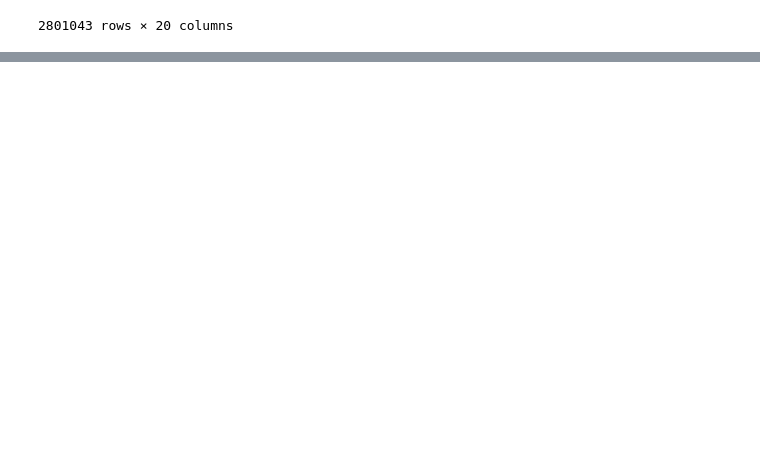
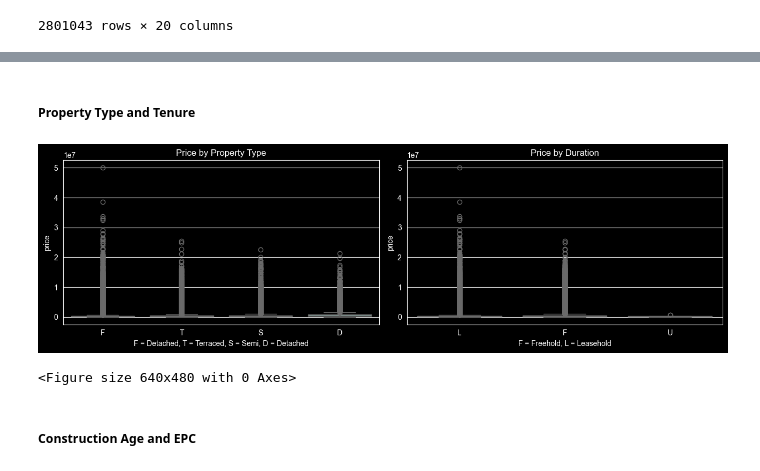
Before and after one commit to samaddmirzaa/london-property-intelligence, a Jupyter notebook: notebooks/03_EDA.ipynb, the cells around one changed output, grey strips where cells are left out. Cells and saved outputs as stored; diff of their text form; code cells hidden in the pictures; blank space fills up the shorter version.

```diff
--- a/notebooks/03_EDA.ipynb
+++ b/notebooks/03_EDA.ipynb
@@ -65,0 +200,23 @@ sns.heatmap(corr_map, annot=False, cmap="YlOrRd")
+# %% [markdown]
+##### Property Type and Tenure
+# %%
+fig, axes = plt.subplots(1, 2, figsize=(13, 4))
+
+order = df.groupby('propertytype')['price'].median().sort_values().index
+sns.boxplot(data=df, x="propertytype", y="price", order=order, ax=axes[0])
+axes[0].set_title('Price by Property Type')
+axes[0].set_xlabel('F = Detached, T = Terraced, S = Semi, D = Detached')
+
+sns.boxplot(data=df, x='duration', y='price', ax=axes[1])
+axes[1].set_title('Price by Duration')
+axes[1].set_xlabel('F = Freehold, L = Leasehold')
+
+plt.tight_layout()
+plt.show()
+
+plt.savefig(fig_dir / "price_duration_type.png", dpi=120, bbox_inches="tight")
+# %% [output]
+[figure, added]
+<Figure size 640x480 with 0 Axes>
+# %% [markdown]
+##### Construction Age and EPC
```
Also changed, not shown: parts of 22 cells of this notebook, 1 other file.
